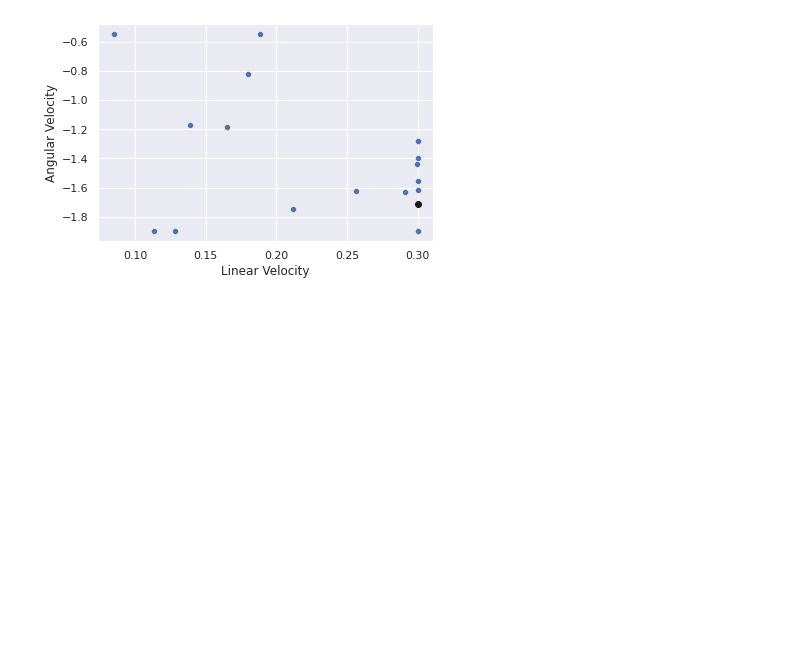
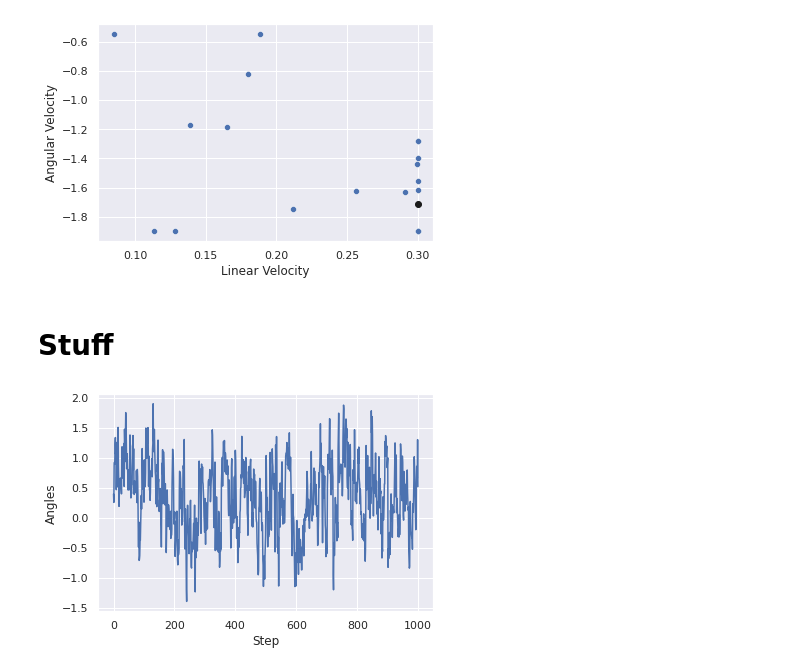
Before and after one commit to Isla-lab/MCTS_VO, a Jupyter notebook: RobotArena Experimets.ipynb, the cells around one changed output. Cells and saved outputs as stored; diff of their text form; code cells hidden in the pictures; blank space fills up the shorter version.

```diff
--- a/RobotArena Experimets.ipynb
+++ b/RobotArena Experimets.ipynb
@@ -611,3 +611,48 @@ for step_name in q.files:
     idx+=1
 # %% [output]
 [figure]
+# %% [markdown]
+#  Stuff
+# %%
+import numpy as np
+import matplotlib.pyplot as plt
+import seaborn as sns
+sns.set_theme()
+sns.set_palette(sns.color_palette())
+%matplotlib inline
+
+trj = np.load("trajectory_real_0.npz", allow_pickle=True)['arr_0']
+x_vals = trj[:, 0]
+y_vals = trj[:, 1]
+angles = trj[:, 2]
+lin_vel = trj[:, 3]
+
+# X
+plt.clf()
+sns.lineplot(x=range(len(x_vals)), y=x_vals)
+plt.xlabel("Step")
+plt.ylabel("X")
+plt.savefig('debug/X.svg', dpi=300)
+
+# Y
+plt.clf()
+sns.lineplot(x=range(len(y_vals)), y=y_vals)
+plt.xlabel("Step")
+plt.ylabel("Y")
+plt.savefig('debug/Y.svg', dpi=300)
+
+# Lin Vel
+plt.clf()
+sns.lineplot(x=range(len(lin_vel)), y=lin_vel)
+plt.xlabel("Step")
+plt.ylabel("Linear Velocity")
+plt.savefig('debug/Lin Vel.svg', dpi=300)
+
+# Angles
+plt.clf()
+sns.lineplot(x=range(len(angles)), y=angles)
+plt.xlabel("Step")
+plt.ylabel("Angles")
+plt.savefig('debug/Angles.svg', dpi=300)
+# %% [output]
+[figure, added]
```
Also changed, not shown: 6 other files.
